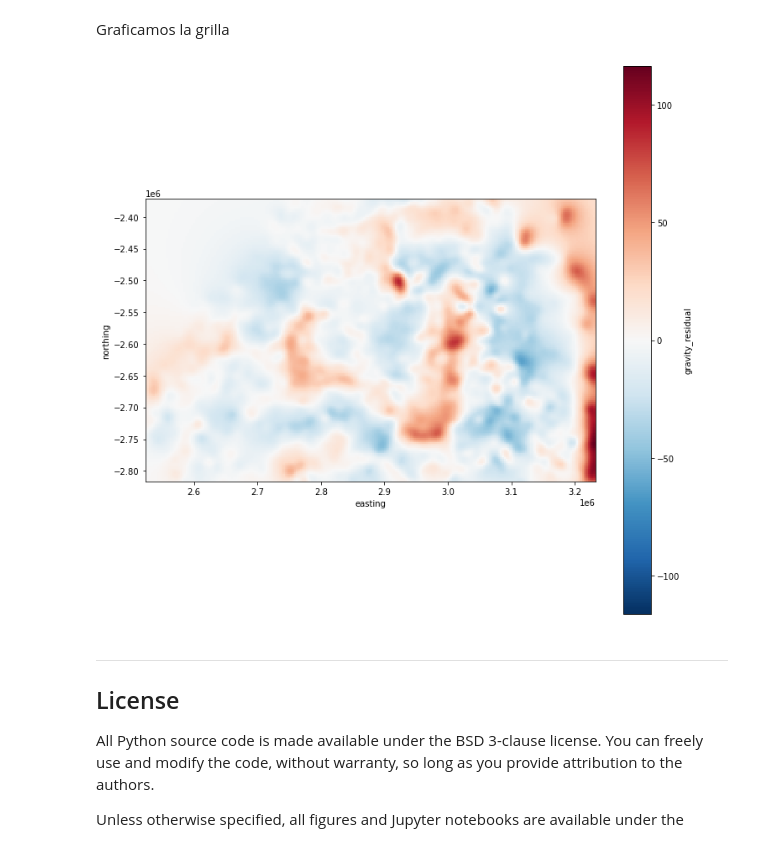
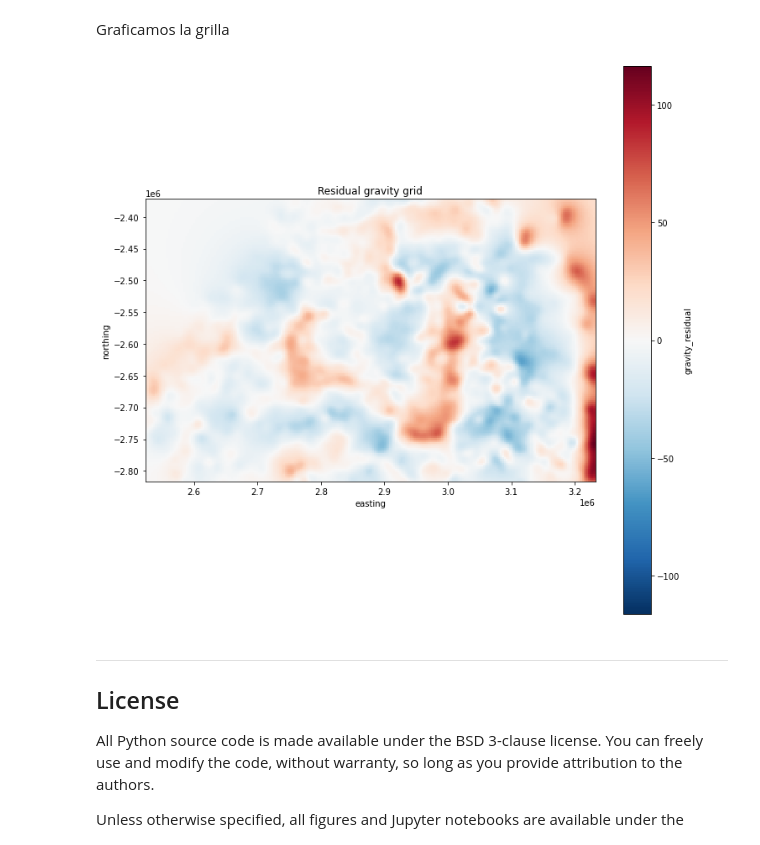
Before and after one commit to santisoler/coco-fatiando-tutorial, a Jupyter notebook: fatiando-tutorial.ipynb, the cells around one changed output. Cells and saved outputs as stored; diff of their text form; code cells hidden in the pictures.

```diff
--- a/fatiando-tutorial.ipynb
+++ b/fatiando-tutorial.ipynb
@@ -641,10 +683,11 @@ Graficamos la grilla
 # %%
 plt.figure(figsize=(12, 12))
 residual_grid.gravity_residual.plot()
+plt.title("Residual gravity grid")
 plt.gca().set_aspect("equal")
 plt.show()
 # %% [output]
-[figure, old version]
+[figure, new version]
 # %% [markdown]
 ---
 
```
Also changed, not shown: parts of 11 cells of this notebook.
